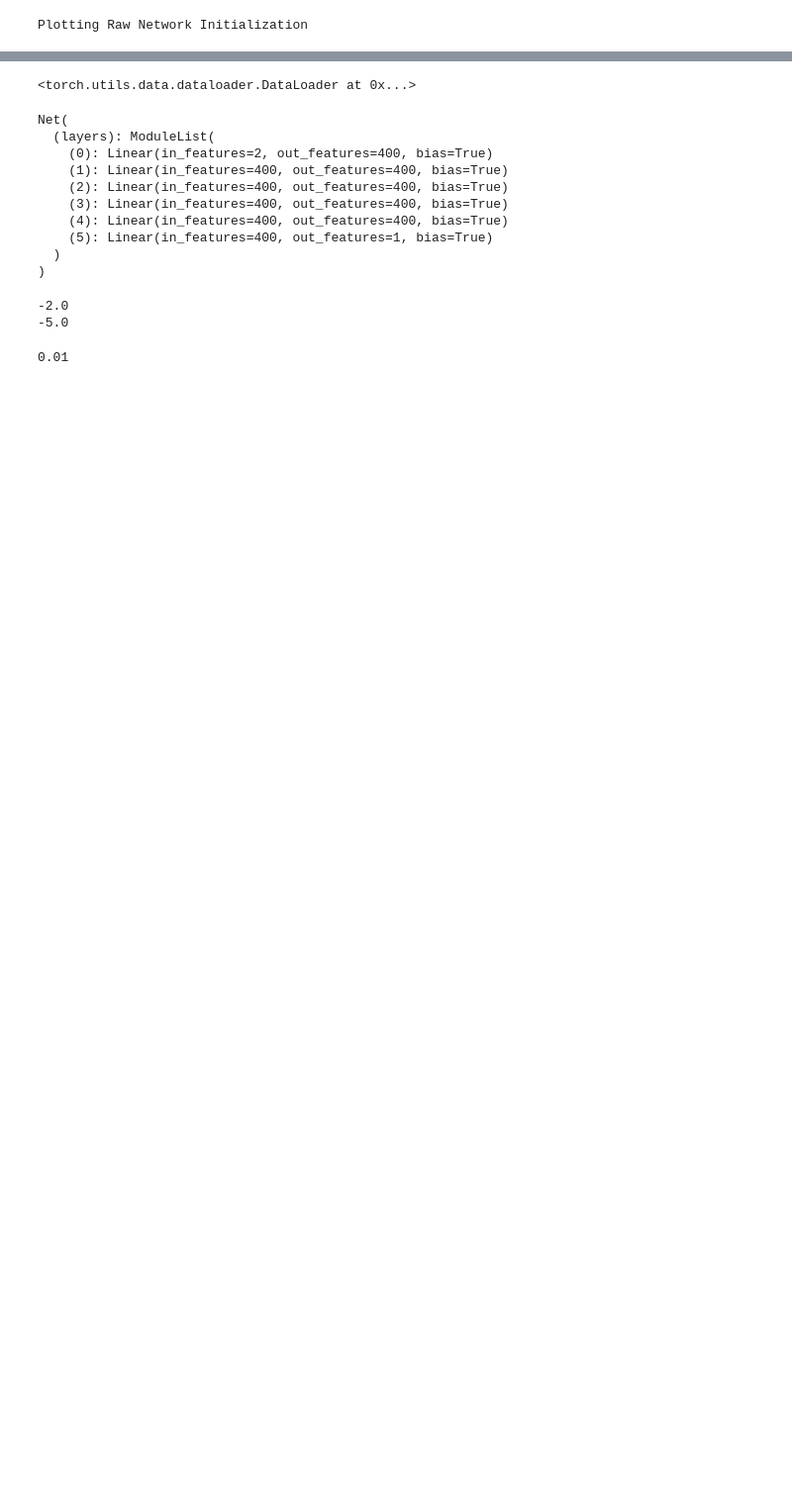
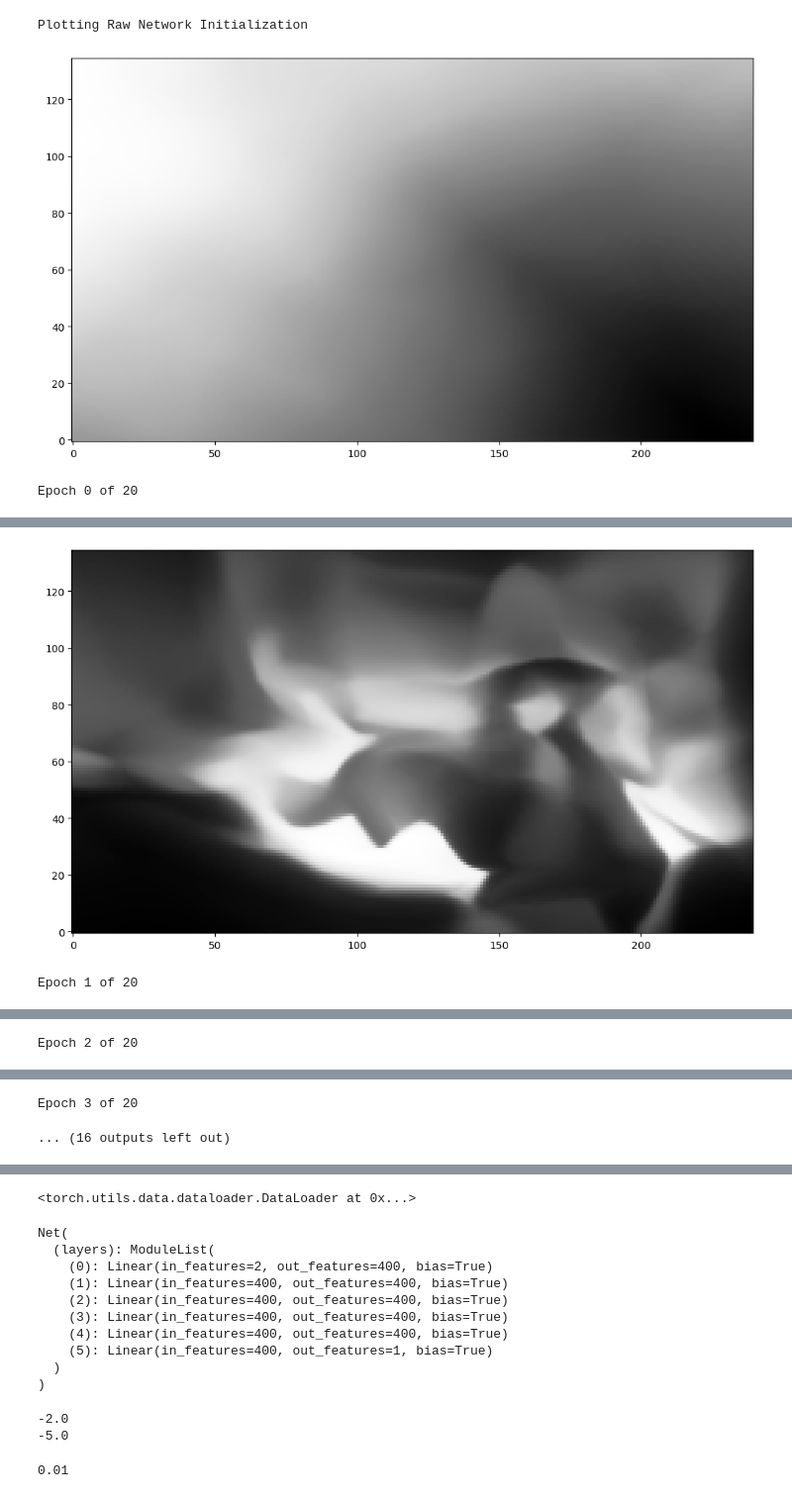
Before and after one commit to luticor/neural_network_images, a Jupyter notebook: neural_network_images.ipynb, the cells around one changed output, grey strips where cells are left out. Shown at 99% size. Cells and saved outputs as stored; diff of their text form; code cells hidden in the pictures; blank space fills up the shorter version.

```diff
--- a/neural_network_images.ipynb
+++ b/neural_network_images.ipynb
@@ -146,7 +146,7 @@ def plot_performance(net, scale = 4):
 # net = Net(nn_shape=(2,6,400,1))
 # net = Net(nn_shape=(2,3,100,1))
 # net = model.Net_With_Sigmoid(nn_shape=(2,6,100,1))
-net = model.ResNet_With_Sigmoid(nn_shape=(2,20,200,1))
+net = model.ResNet_With_Sigmoid(nn_shape=(2,20,100,1))
 
 # Define the loss function and optimizer
 criterion = nn.MSELoss()
@@ -168,46 +168,48 @@ n_epochs = 20
 for epoch in range(n_epochs):
     for g in optimizer.param_groups:
         # g['lr'] = (0.001/n_epochs)*(n_epochs - epoch) + 0.00001
-        g['lr'] = 10**(-2. - 3.*(epoch/(n_epochs-1)))
+        g['lr'] = 10**(-3. - 2.*(epoch/(n_epochs-1)))
     print('Epoch', epoch, 'of', n_epochs)
     loop = tqdm(dataloader, leave=True)
     for x_batch, y_batch in loop:
         # Forward pass
         outputs = net(x_batch)
         loss = criterion(outputs, y_batch.unsqueeze(dim=-1))
         # Backward pass and optimization
         optimizer.zero_grad()
         loss.backward()
         optimizer.step()
 
         # Store the loss value
         loss_values.append(loss.item())
 
     # Print the loss
     print(f"Loss = {loss_values[-1]}")
     # Show current network progress
-    plot_performance(net)
-    # if epoch in [0,1,2,4,10,20,40]:
-    #     with torch.no_grad():
-    #         outputs = net(reduced_tensor)
-    #     outputs = outputs.numpy()
-    #     output_grid = outputs.reshape((height//2, width//2))
-    #     plt.figure(figsize=(12,8))
-    #     plt.imshow(output_grid, cmap='Greys_r', origin='lower')
-    #     plt.show()
+    # plot_performance(net)
+    if epoch in [0,1,2,4,10,20,40]:
+        with torch.no_grad():
+            outputs = net(reduced_tensor)
+        outputs = outputs.numpy()
+        output_grid = outputs.reshape((height//scale, width//scale))
+        plt.figure(figsize=(12,8))
+        plt.imshow(output_grid, cmap='Greys_r', origin='lower')
+        plt.show()
 
 # Save the trained model
 torch.save(net.state_dict(), 'model.pt')
 
 
 
 # Plot the loss values
 epochs_values = np.array(range(len(loss_values))) / np.ceil(df.index[-1]/batch_size)
 plt.plot(epochs_values, loss_values)
 plt.xlabel('Epochs')
 plt.ylabel('Loss')
 plt.yscale('log')
 plt.grid()
 plt.show()
 # %% [output]
 Plotting Raw Network Initialization
+[figure, added]
+Epoch 0 of 20
@@ -213,0 +217,2 @@ Plotting Raw Network Initialization
+[figure, added]
+Epoch 1 of 20
@@ -213,0 +221 @@ Plotting Raw Network Initialization
+Epoch 2 of 20
@@ -214 +224,3 @@ Plotting Raw Network Initialization
+Epoch 3 of 20
+... (16 outputs left out)
 # %%
```
Also changed, not shown: parts of 5 cells of this notebook, 4 other files.
